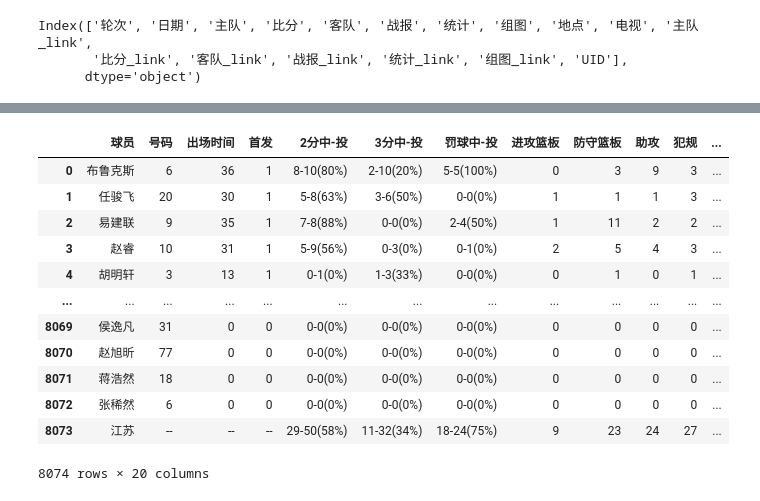
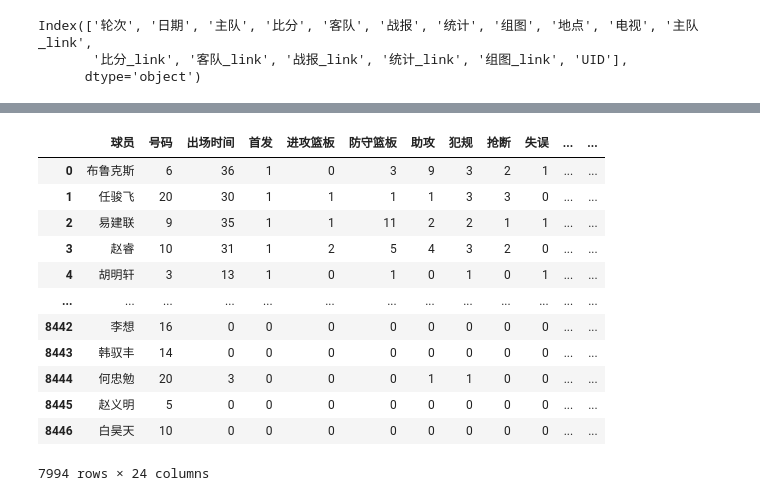
Before and after one commit to JJnotJimmyJohn/CBA-stats-dev, a Jupyter notebook: CBA_data_scrape.ipynb, the cells around one changed output, grey strips where cells are left out. Drawn from its saved outputs; the diff is of its cells as text; code cells hidden in the pictures.

```diff
--- a/CBA_data_scrape.ipynb
+++ b/CBA_data_scrape.ipynb
@@ -530 +555,33 @@ final_df = pd.concat(df_list,ignore_index=True)
+# %%
+# remove team stats
+if 2*len(games_stats['Game_ID'].unique())==len(games_stats.loc[games_stats['号码']=='--']):
+    games_stats.drop(games_stats.loc[games_stats['号码']=='--'].index,inplace=True)
+
+def split_made_attempt(df_orig):
+    df = df_orig.copy()
+    for col_name in list(filter(lambda x: '-' in x, df.columns.tolist())):
+        orig_col = col_name
+        col_made = re.findall('(.*)中-投',col_name)[0]+'中'
+        col_attempt = re.findall('(.*)中-投',col_name)[0]+'投'
+        df[[col_made,col_attempt]] = df[orig_col].str.split('-',expand=True)
+        df[col_attempt] = df[col_attempt].apply(lambda x: re.sub('[(].*[)]','',x))
+        df.drop(columns=orig_col,inplace=True)
+    return df
+
+games_stats = split_made_attempt(games_stats)
+games_stats
+# %% [output]
+|  | 球员 | 号码 | 出场时间 | 首发 | 进攻篮板 | 防守篮板 | 助攻 | 犯规 | 抢断 | 失误 | ... | ... |
+| 0 | 布鲁克斯 | 6 | 36 | 1 | 0 | 3 | 9 | 3 | 2 | 1 | ... | ... |
+| 1 | 任骏飞 | 20 | 30 | 1 | 1 | 1 | 1 | 3 | 3 | 0 | ... | ... |
+| 2 | 易建联 | 9 | 35 | 1 | 1 | 11 | 2 | 2 | 1 | 1 | ... | ... |
+| 3 | 赵睿 | 10 | 31 | 1 | 2 | 5 | 4 | 3 | 2 | 0 | ... | ... |
+| 4 | 胡明轩 | 3 | 13 | 1 | 0 | 1 | 0 | 1 | 0 | 1 | ... | ... |
+| ... | ... | ... | ... | ... | ... | ... | ... | ... | ... | ... | ... | ... |
+| 8442 | 李想 | 16 | 0 | 0 | 0 | 0 | 0 | 0 | 0 | 0 | ... | ... |
+| 8443 | 韩驭丰 | 14 | 0 | 0 | 0 | 0 | 0 | 0 | 0 | 0 | ... | ... |
+| 8444 | 何忠勉 | 20 | 3 | 0 | 0 | 0 | 1 | 1 | 0 | 0 | ... | ... |
+| 8445 | 赵义明 | 5 | 0 | 0 | 0 | 0 | 0 | 0 | 0 | 0 | ... | ... |
+| 8446 | 白昊天 | 10 | 0 | 0 | 0 | 0 | 0 | 0 | 0 | 0 | ... | ... |
+7994 rows × 24 columns
 # %%
@@ -532,16 +589,0 @@ final_df.to_csv('All_Games_Stats.csv',encoding = 'UTF-8')
-# %%
-final_df
-# %% [output]
-|  | 球员 | 号码 | 出场时间 | 首发 | 2分中-投 | 3分中-投 | 罚球中-投 | 进攻篮板 | 防守篮板 | 助攻 | 犯规 | ... |
-| 0 | 布鲁克斯 | 6 | 36 | 1 | 8-10(80%) | 2-10(20%) | 5-5(100%) | 0 | 3 | 9 | 3 | ... |
-| 1 | 任骏飞 | 20 | 30 | 1 | 5-8(63%) | 3-6(50%) | 0-0(0%) | 1 | 1 | 1 | 3 | ... |
-| 2 | 易建联 | 9 | 35 | 1 | 7-8(88%) | 0-0(0%) | 2-4(50%) | 1 | 11 | 2 | 2 | ... |
-| 3 | 赵睿 | 10 | 31 | 1 | 5-9(56%) | 0-3(0%) | 0-1(0%) | 2 | 5 | 4 | 3 | ... |
-| 4 | 胡明轩 | 3 | 13 | 1 | 0-1(0%) | 1-3(33%) | 0-0(0%) | 0 | 1 | 0 | 1 | ... |
-| ... | ... | ... | ... | ... | ... | ... | ... | ... | ... | ... | ... | ... |
-| 8069 | 侯逸凡 | 31 | 0 | 0 | 0-0(0%) | 0-0(0%) | 0-0(0%) | 0 | 0 | 0 | 0 | ... |
-| 8070 | 赵旭昕 | 77 | 0 | 0 | 0-0(0%) | 0-0(0%) | 0-0(0%) | 0 | 0 | 0 | 0 | ... |
-| 8071 | 蒋浩然 | 18 | 0 | 0 | 0-0(0%) | 0-0(0%) | 0-0(0%) | 0 | 0 | 0 | 0 | ... |
-| 8072 | 张稀然 | 6 | 0 | 0 | 0-0(0%) | 0-0(0%) | 0-0(0%) | 0 | 0 | 0 | 0 | ... |
-| 8073 | 江苏 | -- | -- | -- | 29-50(58%) | 11-32(34%) | 18-24(75%) | 9 | 23 | 24 | 27 | ... |
-8074 rows × 20 columns
```
Also changed, not shown: parts of 11 cells of this notebook, 5 other files.
